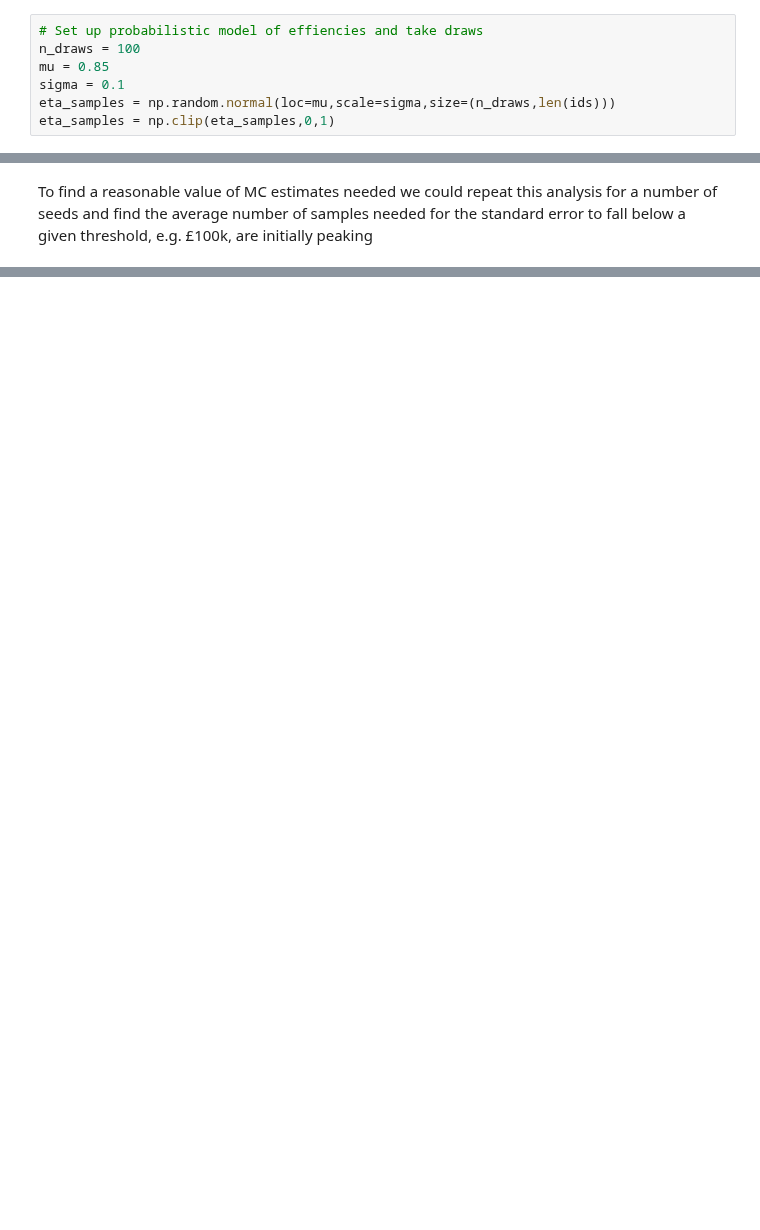
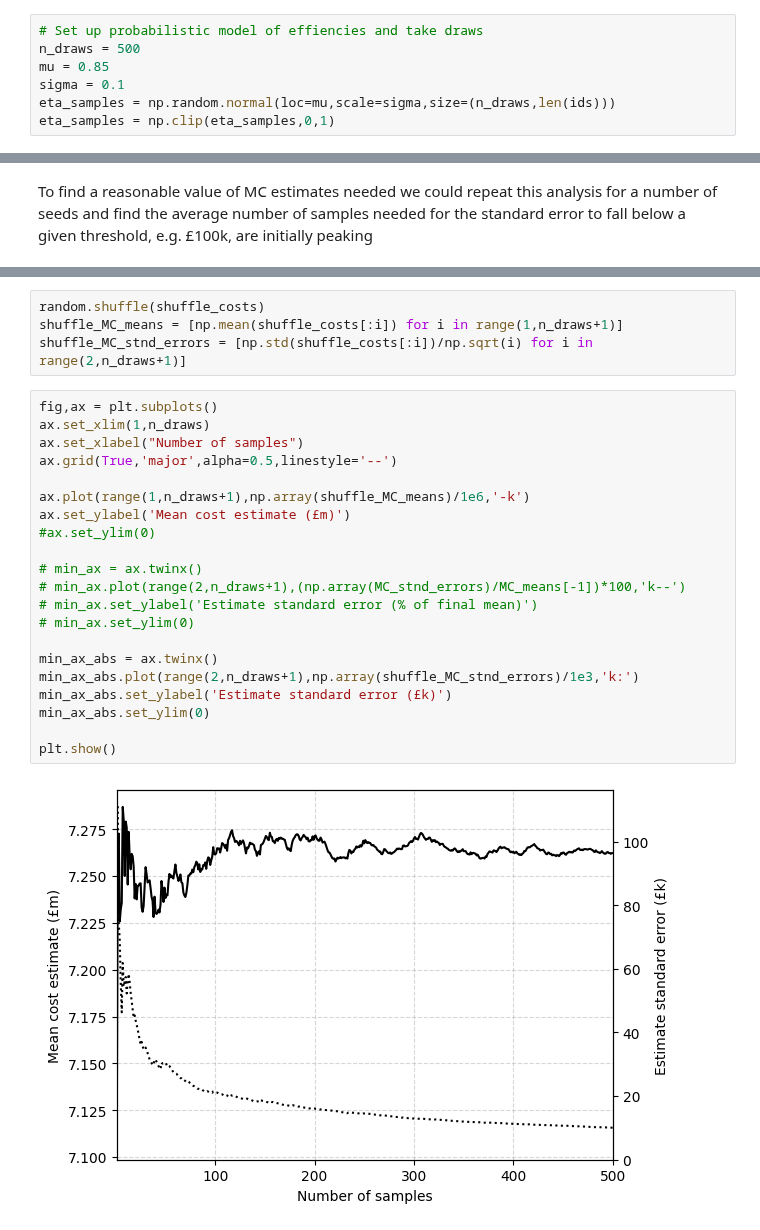
Before and after one commit to mal84emma/VoI-in-CAS, a Jupyter notebook: sim_MC_convergence.ipynb, the cells around one changed output, grey strips where cells are left out. Saved outputs shown, nothing was run; the diff lists cells and outputs as text; blank space fills up the shorter version.

```diff
--- a/sim_MC_convergence.ipynb
+++ b/sim_MC_convergence.ipynb
@@ -33,6 +42,6 @@ ids = [0,3,9,11,12,15,16,25,26,32,38,44,45,48,49]
 # %%
 # Set up probabilistic model of effiencies and take draws
-n_draws = 100
+n_draws = 500
 mu = 0.85
 sigma = 0.1
 eta_samples = np.random.normal(loc=mu,scale=sigma,size=(n_draws,len(ids)))
@@ -124,0 +178,27 @@ print(np.mean(req_samples))
+# %%
+random.shuffle(shuffle_costs)
+shuffle_MC_means = [np.mean(shuffle_costs[:i]) for i in range(1,n_draws+1)]
+shuffle_MC_stnd_errors = [np.std(shuffle_costs[:i])/np.sqrt(i) for i in range(2,n_draws+1)]
+# %%
+fig,ax = plt.subplots()
+ax.set_xlim(1,n_draws)
+ax.set_xlabel("Number of samples")
+ax.grid(True,'major',alpha=0.5,linestyle='--')
+
+ax.plot(range(1,n_draws+1),np.array(shuffle_MC_means)/1e6,'-k')
+ax.set_ylabel('Mean cost estimate (£m)')
+#ax.set_ylim(0)
+
+# min_ax = ax.twinx()
+# min_ax.plot(range(2,n_draws+1),(np.array(MC_stnd_errors)/MC_means[-1])*100,'k--')
+# min_ax.set_ylabel('Estimate standard error (% of final mean)')
+# min_ax.set_ylim(0)
+
+min_ax_abs = ax.twinx()
+min_ax_abs.plot(range(2,n_draws+1),np.array(shuffle_MC_stnd_errors)/1e3,'k:')
+min_ax_abs.set_ylabel('Estimate standard error (£k)')
+min_ax_abs.set_ylim(0)
+
+plt.show()
+# %% [output]
+[figure, added]
```
Also changed, not shown: parts of 14 cells of this notebook.
